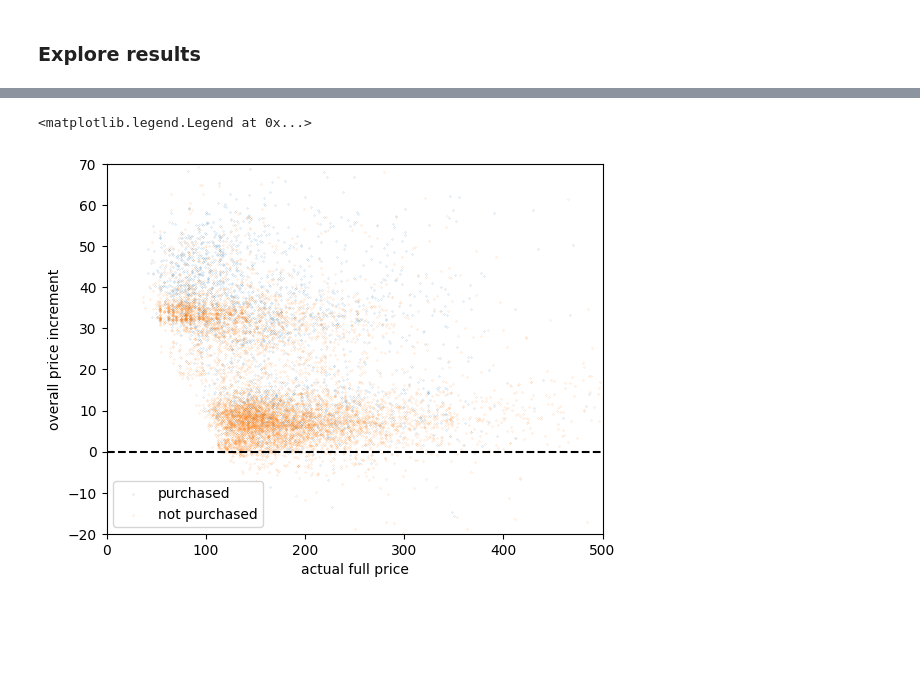
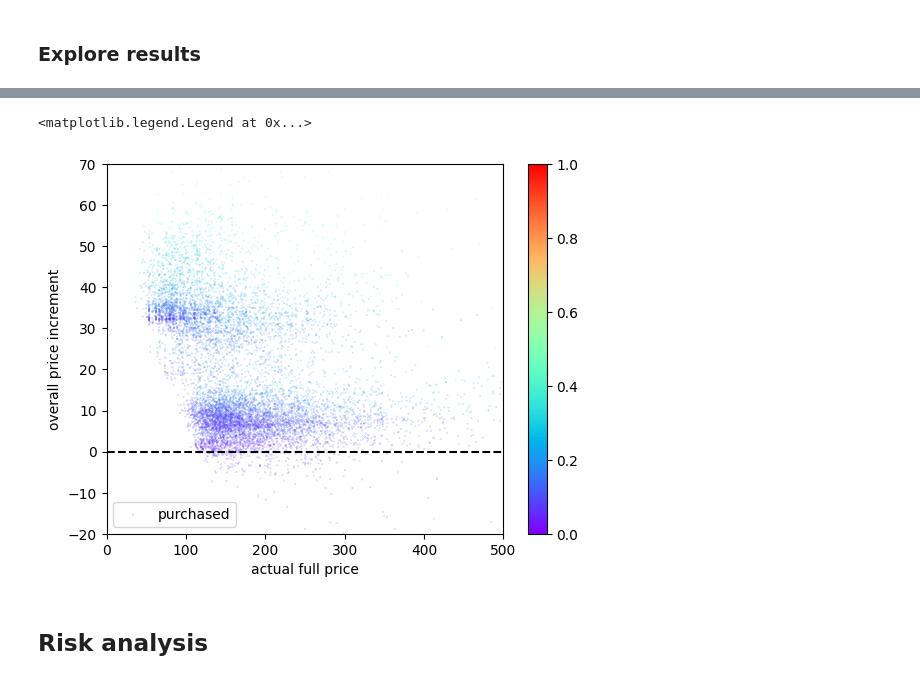
Before and after one commit to amonras/optimal-pricing, a Jupyter notebook: Optimal Pricing.ipynb, the cells around one changed output, grey strips where cells are left out. Drawn from its saved outputs; the diff is of its cells as text; code cells hidden in the pictures; blank space fills up the shorter version.

```diff
--- a/Optimal Pricing.ipynb
+++ b/Optimal Pricing.ipynb
@@ -90,7 +93,7 @@ intercept = model.model.intercept_
 # %%
 # Compute contrubutions from other features
 X_transf = pd.DataFrame(
-    model.preprocessor.transform(X),
+    model.pipeline.named_steps['preprocessor'].transform(X),
     columns = model.get_feature_names()
 )
 theta = pd.Series(model.model_coefficients())
@@ -190,2 +217,4 @@ dtype: float64
+# %%
+cmap = plt.colormaps["rainbow"]
 # %%
 fig, ax = plt.subplots()
@@ -204,15 +235,19 @@ ax.legend()
 # %%
 fig, ax = plt.subplots()
+
 x = results['price'] + results['bag_total_price']
 
-ax.scatter(x[y], results['price'][y] + results['optimal_price'][y] - x[y], label='purchased', s=.01)
-ax.scatter(x[~y], results['price'][~y] + results['optimal_price'][~y] - x[~y], label='not purchased', s=.01)
+ax.scatter(x, results['price'] + results['optimal_price'] - x, label='purchased', s=.01, c=cmap(results['prob']))
+# ax.scatter(x[~y], results['price'][~y] + results['optimal_price'][~y] - x[~y], label='not purchased', s=.01)
 ax.set_xlabel('actual full price')
 ax.set_ylabel('overall price increment')
 ax.plot([0, 600], [0, 0], 'k--')
 ax.set_xlim([0, 500])
 ax.set_ylim([-20, 70])
+fig.colorbar(plt.cm.ScalarMappable(norm=Normalize(0, 1), cmap=cmap), ax=ax)
 ax.legend()
 # %% [output]
 <matplotlib.legend.Legend at 0x...>
-[figure, old version]
+[figure, new version]
+# %% [markdown]
+## Risk analysis
```
Also changed, not shown: parts of 33 cells of this notebook.
